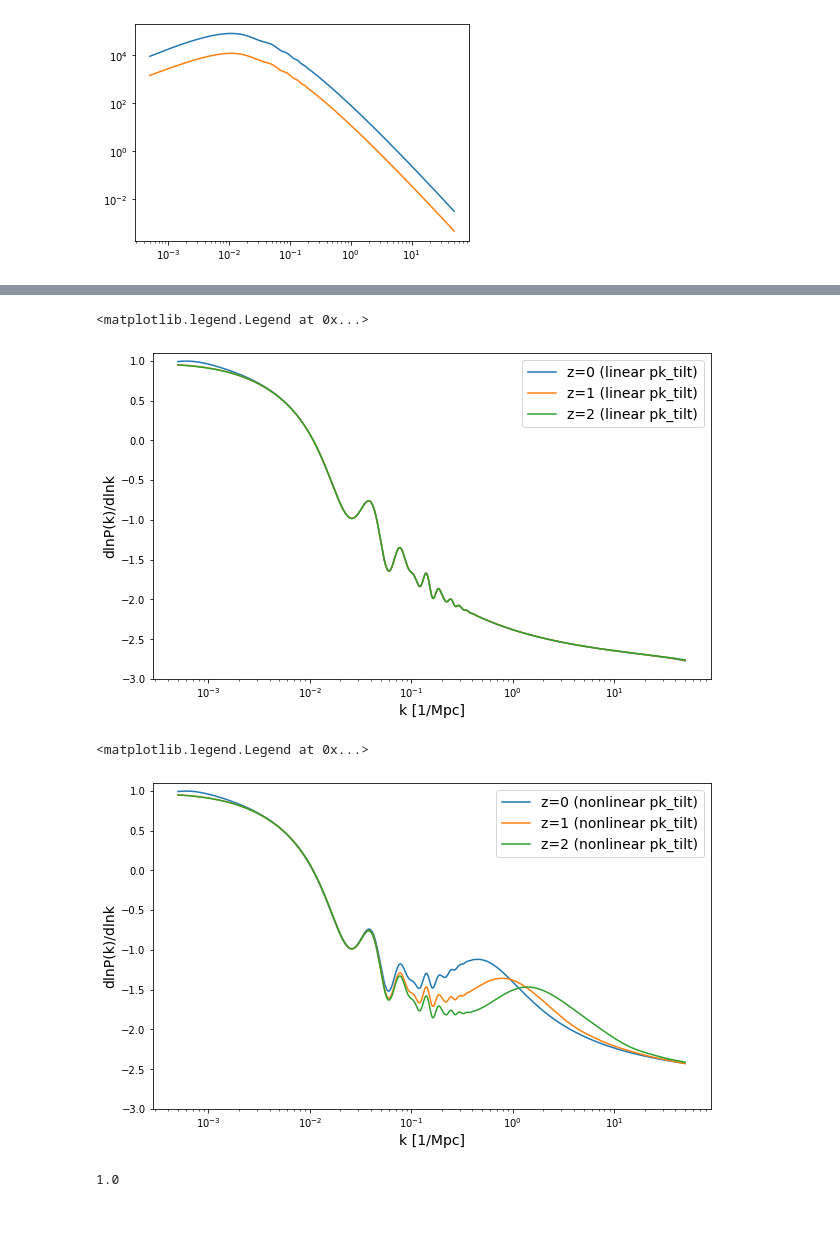
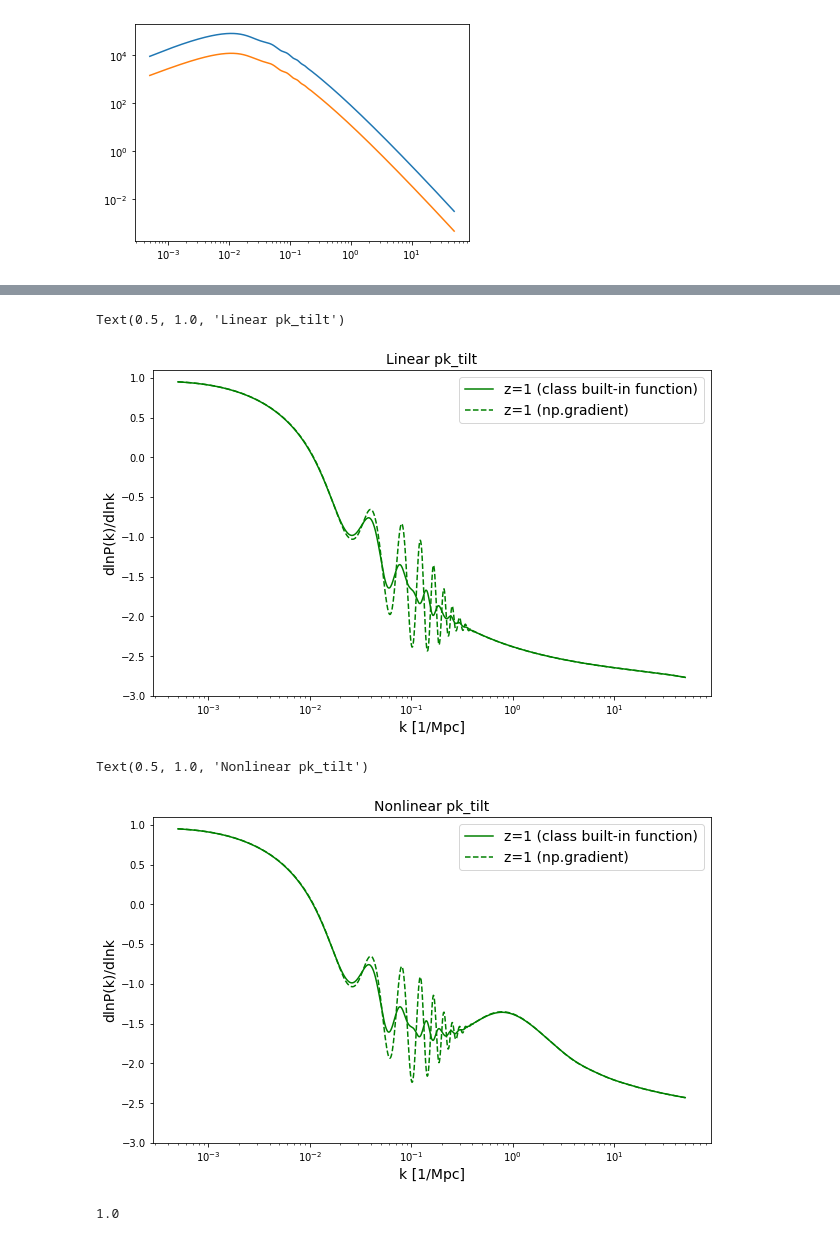
Before and after one commit to anikhalder/i3PCF, a Jupyter notebook: src/tests.ipynb, the cells around one changed output, grey strips where cells are left out. Cells and saved outputs as stored; diff of their text form; code cells hidden in the pictures.

```diff
--- a/src/tests.ipynb
+++ b/src/tests.ipynb
@@ -96,7 +96,7 @@ array(42.91890104)
 # %% [output]
 349.49636728900236
 # %%
-k_arr = np.logspace(np.log10(5e-4),np.log10(50),500)
+k_arr = np.logspace(np.log10(5e-4),np.log10(50),1000)
 z_arr = np.array([0.0])
 
 pk_arr_lin = cclass.get_pk_array(k_arr, z_arr, k_arr.size, z_arr.size, 0)
@@ -118,7 +118,7 @@ cclass.sigma_prime(8,0.2)
 # %% [output]
 -0.07071830887476334
 # %%
-k_grid_points_ascending = np.logspace(np.log10(5.e-4), np.log10(50), 1000)
+k_grid_points_ascending = k_arr
 z_grid_points_ascending = np.arange(0.0, 2.5, step=0.01)
 # %%
 Pk_array = cclass.get_pk_array(k_grid_points_ascending, z_grid_points_ascending, k_grid_points_ascending.size, z_grid_points_ascending.size, 0).reshape(z_grid_points_ascending.size, k_grid_points_ascending.size)
@@ -168,29 +166,62 @@ for i in range(k_grid_points_ascending.size):
+# %%
+# compute pk_tilt as a function of k and z manually using numpy gradient
+
+pk_k_z_array = np.zeros((k_grid_points_ascending.size,3))
+pk_nonlinear_k_z_array = np.zeros((k_grid_points_ascending.size,3))
+
+pk_tilt_k_z_array_numpy_gradient = np.zeros((k_grid_points_ascending.size,3))
+pk_nonlinear_tilt_k_z_array_numpy_gradient = np.zeros((k_grid_points_ascending.size,3))
+
+for i in range(k_arr.size):
+    pk_k_z_array[i, 0] = cclass.pk_lin(k_arr[i], 0)
+    pk_k_z_array[i, 1] = cclass.pk_lin(k_arr[i], 1)
+    pk_k_z_array[i, 2] = cclass.pk_lin(k_arr[i], 2)
+
+    pk_nonlinear_k_z_array[i, 0] = cclass.pk(k_arr[i], 0)
+    pk_nonlinear_k_z_array[i, 1] = cclass.pk(k_arr[i], 1)
+    pk_nonlinear_k_z_array[i, 2] = cclass.pk(k_arr[i], 2)
+
+pk_tilt_k_z_array_numpy_gradient[:, 0] = np.gradient(np.log(pk_k_z_array[:, 0]), np.log(k_arr))
+pk_tilt_k_z_array_numpy_gradient[:, 1] = np.gradient(np.log(pk_k_z_array[:, 1]), np.log(k_arr))
+pk_tilt_k_z_array_numpy_gradient[:, 2] = np.gradient(np.log(pk_k_z_array[:, 2]), np.log(k_arr))
+
+pk_nonlinear_tilt_k_z_array_numpy_gradient[:, 0] = np.gradient(np.log(pk_nonlinear_k_z_array[:, 0]), np.log(k_arr))
+pk_nonlinear_tilt_k_z_array_numpy_gradient[:, 1] = np.gradient(np.log(pk_nonlinear_k_z_array[:, 1]), np.log(k_arr))
+pk_nonlinear_tilt_k_z_array_numpy_gradient[:, 2] = np.gradient(np.log(pk_nonlinear_k_z_array[:, 2]), np.log(k_arr))
 # %%
 plt.figure(figsize=(10,6))
-plt.plot(k_grid_points_ascending, pk_tilt_k_z_array[:,0], label='z=0 (linear pk_tilt)')
-plt.plot(k_grid_points_ascending, pk_tilt_k_z_array[:,1], label='z=1 (linear pk_tilt)')
-plt.plot(k_grid_points_ascending, pk_tilt_k_z_array[:,2], label='z=2 (linear pk_tilt)')
+#plt.plot(k_arr, pk_tilt_k_z_array[:,0], c='b', ls='solid', label='z=0 (class built-in function)')
+plt.plot(k_arr, pk_tilt_k_z_array[:,1], c='g', ls='solid', label='z=1 (class built-in function)')
+#plt.plot(k_arr, pk_tilt_k_z_array[:,2], c='r', ls='solid', label='z=2 (class built-in function)')
+#plt.plot(k_arr, pk_tilt_k_z_array_numpy_gradient[:,0], c='b', ls='dashed', label='z=0 (np.gradient)')
+plt.plot(k_arr, pk_tilt_k_z_array_numpy_gradient[:,1], c='g', ls='dashed', label='z=1 (np.gradient)')
+#plt.plot(k_arr, pk_tilt_k_z_array_numpy_gradient[:,2], c='r', ls='dashed', label='z=2 (np.gradient)')
 plt.xscale('log')
 plt.xlabel('k [1/Mpc]',fontsize=14)
 plt.ylabel('dlnP(k)/dlnk',fontsize=14)
 plt.ylim(-3.0,1.1)
 plt.legend(fontsize=14)
+plt.title('Linear pk_tilt',fontsize=14)
 # %% [output]
-<matplotlib.legend.Legend at 0x...>
+Text(0.5, 1.0, 'Linear pk_tilt')
-[figure, old version]
+[figure, new version]
 # %%
 plt.figure(figsize=(10,6))
-plt.plot(k_grid_points_ascending, pk_nonlinear_tilt_k_z_array[:,0], label='z=0 (nonlinear pk_tilt)')
-plt.plot(k_grid_points_ascending, pk_nonlinear_tilt_k_z_array[:,1], label='z=1 (nonlinear pk_tilt)')
-plt.plot(k_grid_points_ascending, pk_nonlinear_tilt_k_z_array[:,2], label='z=2 (nonlinear pk_tilt)')
+#plt.plot(k_arr, pk_nonlinear_tilt_k_z_array[:,0], c='b', ls='solid', label='z=0 (class built-in function)')
+plt.plot(k_arr, pk_nonlinear_tilt_k_z_array[:,1], c='g', ls='solid', label='z=1 (class built-in function)')
+#plt.plot(k_arr, pk_nonlinear_tilt_k_z_array[:,2], c='r', ls='solid', label='z=2 (class built-in function)')
+#plt.plot(k_arr, pk_nonlinear_tilt_k_z_array_numpy_gradient[:,0], c='b', ls='dashed', label='z=0 (np.gradient)')
+plt.plot(k_arr, pk_nonlinear_tilt_k_z_array_numpy_gradient[:,1], c='g', ls='dashed', label='z=1 (np.gradient)')
+#plt.plot(k_arr, pk_nonlinear_tilt_k_z_array_numpy_gradient[:,2], c='r', ls='dashed', label='z=2 (np.gradient)')
 plt.xscale('log')
 plt.xlabel('k [1/Mpc]',fontsize=14)
 plt.ylabel('dlnP(k)/dlnk',fontsize=14)
 plt.ylim(-3.0,1.1)
 plt.legend(fontsize=14)
+plt.title('Nonlinear pk_tilt',fontsize=14)
 # %% [output]
-<matplotlib.legend.Legend at 0x...>
+Text(0.5, 1.0, 'Nonlinear pk_tilt')
-[figure, old version]
+[figure, new version]
 # %%
 cclass.scale_independent_growth_factor(0.0)
 # %% [output]
```
Also changed, not shown: parts of 2 cells of this notebook.
